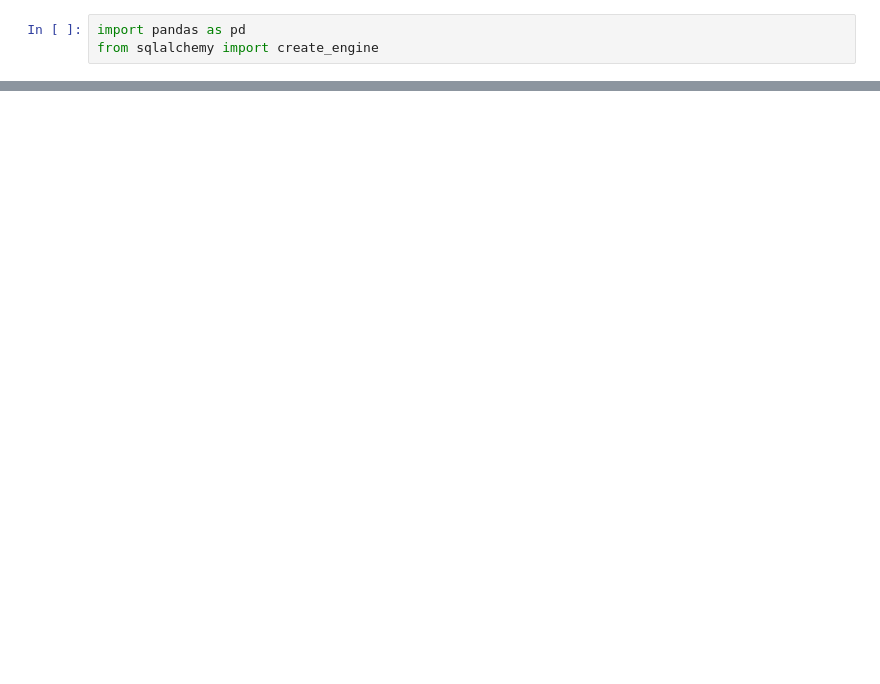
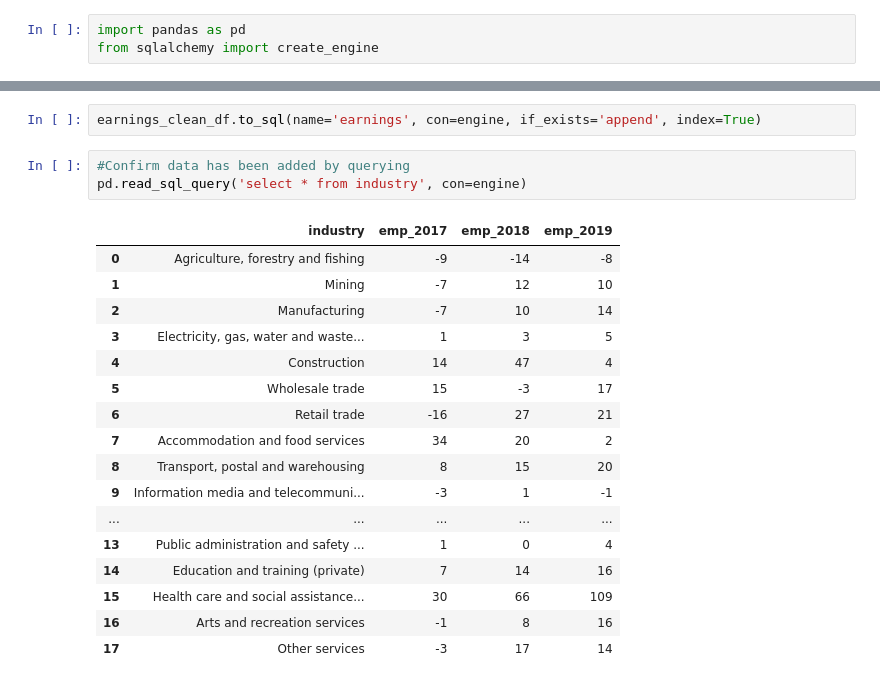
Before and after one commit to Mikicai/ETL_project, a Jupyter notebook: Industry_Anaysis.ipynb, the cells around one changed output, grey strips where cells are left out. Cells and saved outputs as stored; diff of their text form; blank space fills up the shorter version.

```diff
--- a/Industry_Anaysis.ipynb
+++ b/Industry_Anaysis.ipynb
@@ -86,0 +215,23 @@ engine.table_names()
+# %%
+earnings_clean_df.to_sql(name='earnings', con=engine, if_exists='append', index=True)
+# %%
+#Confirm data has been added by querying
+pd.read_sql_query('select * from industry', con=engine)
+# %% [output]
+|  | industry | emp_2017 | emp_2018 | emp_2019 |
+| 0 | Agriculture, forestry and fishing | -9 | -14 | -8 |
+| 1 | Mining | -7 | 12 | 10 |
+| 2 | Manufacturing | -7 | 10 | 14 |
+| 3 | Electricity, gas, water and waste... | 1 | 3 | 5 |
+| 4 | Construction | 14 | 47 | 4 |
+| 5 | Wholesale trade | 15 | -3 | 17 |
+| 6 | Retail trade | -16 | 27 | 21 |
+| 7 | Accommodation and food services | 34 | 20 | 2 |
+| 8 | Transport, postal and warehousing | 8 | 15 | 20 |
+| 9 | Information media and telecommuni... | -3 | 1 | -1 |
+| ... | ... | ... | ... | ... |
+| 13 | Public administration and safety ... | 1 | 0 | 4 |
+| 14 | Education and training (private) | 7 | 14 | 16 |
+| 15 | Health care and social assistance... | 30 | 66 | 109 |
+| 16 | Arts and recreation services | -1 | 8 | 16 |
+| 17 | Other services | -3 | 17 | 14 |
```
Also changed, not shown: parts of 15 cells of this notebook, 3 other files.
